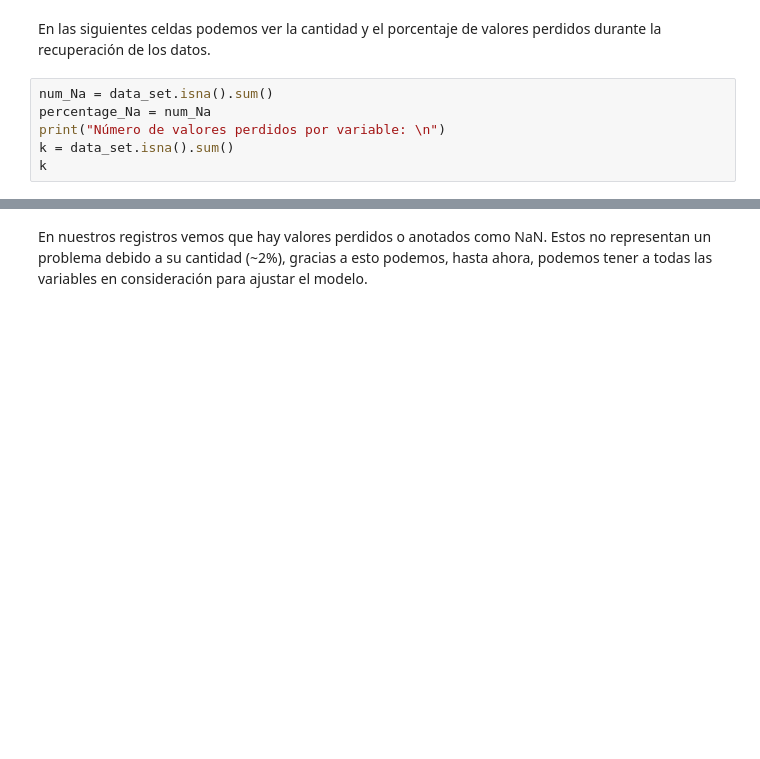
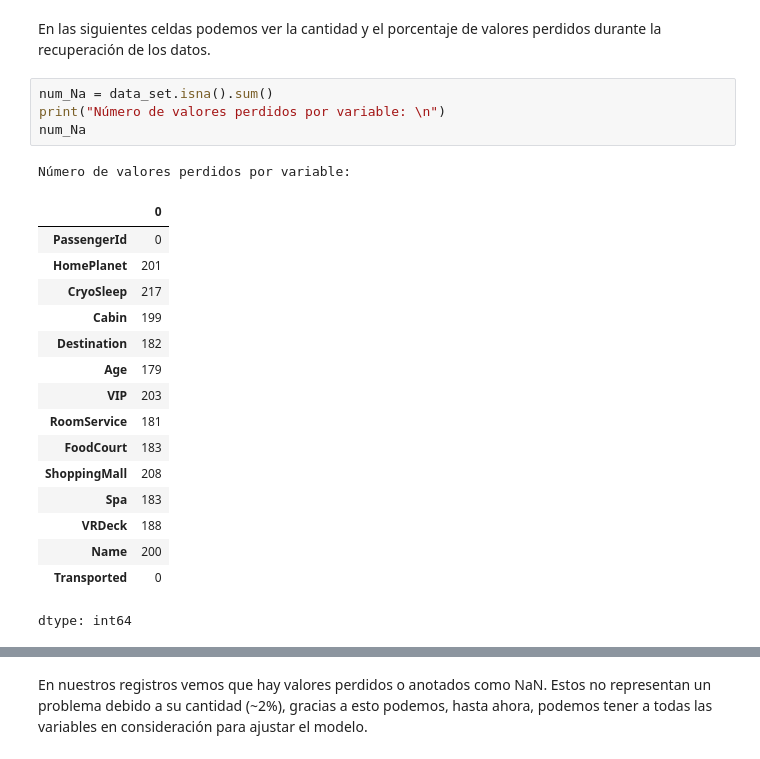
Before and after one commit to Sam-eb/Modelos-1-2026-2, a Jupyter notebook: Proyecto_Modelos_1.ipynb, the cells around one changed output, grey strips where cells are left out. Drawn from its saved outputs; the diff is of its cells as text; blank space fills up the shorter version.

```diff
--- a/Proyecto_Modelos_1.ipynb
+++ b/Proyecto_Modelos_1.ipynb
@@ -40,10 +57,26 @@ Podemos ver que nuestro conjunto de datos tiene un total de 8693 registros con 1
 En las siguientes celdas podemos ver la cantidad y el porcentaje de valores perdidos durante la recuperación de los datos.
 # %%
 num_Na = data_set.isna().sum()
-percentage_Na = num_Na
 print("Número de valores perdidos por variable: \n")
-k = data_set.isna().sum()
-k
+num_Na
+# %% [output]
+Número de valores perdidos por variable:
+|  | 0 |
+| PassengerId | 0 |
+| HomePlanet | 201 |
+| CryoSleep | 217 |
+| Cabin | 199 |
+| Destination | 182 |
+| Age | 179 |
+| VIP | 203 |
+| RoomService | 181 |
+| FoodCourt | 183 |
+| ShoppingMall | 208 |
+| Spa | 183 |
+| VRDeck | 188 |
+| Name | 200 |
+| Transported | 0 |
+dtype: int64
 # %%
 print("\nPorcentaje de valores perdidos por variable: \n")
 k*100/data_set.shape[0]
```
Also changed, not shown: parts of 16 cells of this notebook.
